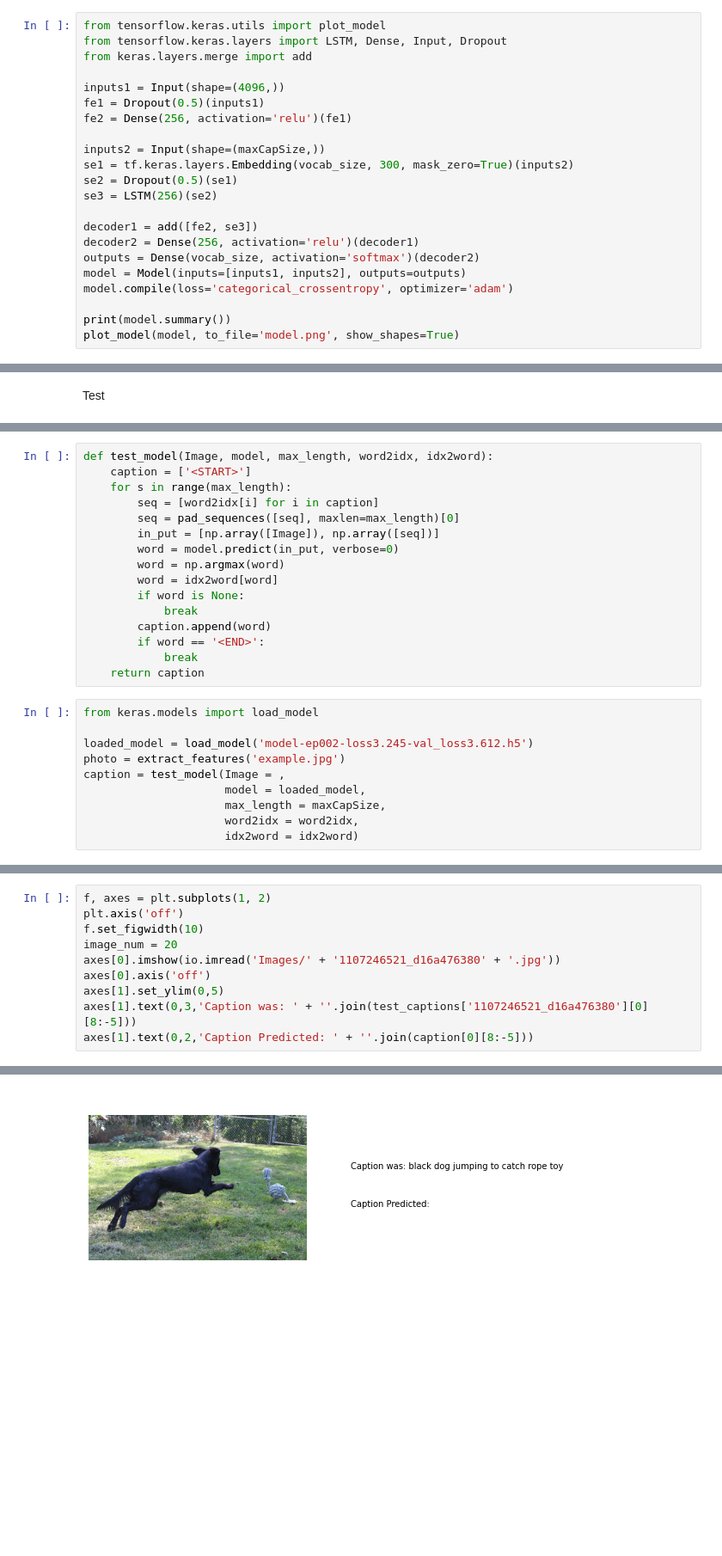
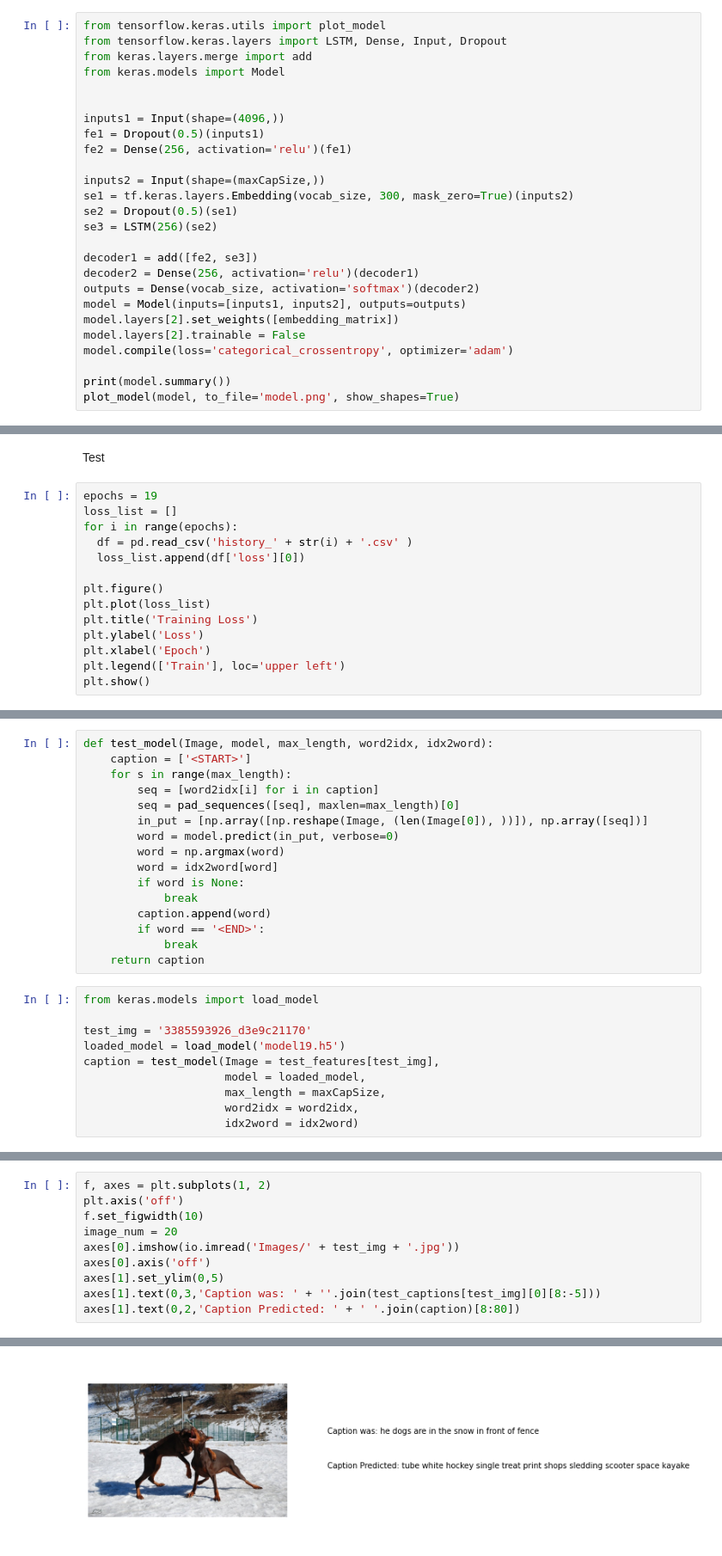
Before and after one commit to asadian98/Deep-Learning-Course-EE25647, a Jupyter notebook: HW3/HW3_Q3.ipynb, the cells around one changed output, grey strips where cells are left out. Shown at 86% size. Cells and saved outputs as stored; diff of their text form; blank space fills up the shorter version.

```diff
--- a/HW3/HW3_Q3.ipynb
+++ b/HW3/HW3_Q3.ipynb
@@ -406,6 +447,8 @@ print(embedding_matrix.shape)
 from tensorflow.keras.utils import plot_model
 from tensorflow.keras.layers import LSTM, Dense, Input, Dropout
 from keras.layers.merge import add
+from keras.models import Model
+
 
 inputs1 = Input(shape=(4096,))
 fe1 = Dropout(0.5)(inputs1)
@@ -420,6 +463,8 @@ decoder1 = add([fe2, se3])
 decoder2 = Dense(256, activation='relu')(decoder1)
 outputs = Dense(vocab_size, activation='softmax')(decoder2)
 model = Model(inputs=[inputs1, inputs2], outputs=outputs)
+model.layers[2].set_weights([embedding_matrix])
+model.layers[2].trainable = False
 model.compile(loss='categorical_crossentropy', optimizer='adam')
 
 print(model.summary())
@@ -489,2 +564,16 @@ print(np.argmax(valid_accuracy), max(valid_accuracy))
 # %% [markdown]
 Test
+# %%
+epochs = 19
+loss_list = []
+for i in range(epochs):
+  df = pd.read_csv('history_' + str(i) + '.csv' )
+  loss_list.append(df['loss'][0])
+
+plt.figure()
+plt.plot(loss_list)
+plt.title('Training Loss')
+plt.ylabel('Loss')
+plt.xlabel('Epoch')
+plt.legend(['Train'], loc='upper left')
+plt.show()
@@ -494,7 +585,7 @@ def test_model(Image, model, max_length, word2idx, idx2word):
     for s in range(max_length):
         seq = [word2idx[i] for i in caption]
         seq = pad_sequences([seq], maxlen=max_length)[0]
-        in_put = [np.array([Image]), np.array([seq])]
+        in_put = [np.array([np.reshape(Image, (len(Image[0]), ))]), np.array([seq])]
         word = model.predict(in_put, verbose=0)
         word = np.argmax(word)
         word = idx2word[word]
@@ -507,9 +598,9 @@ def test_model(Image, model, max_length, word2idx, idx2word):
 # %%
 from keras.models import load_model
 
-loaded_model = load_model('model-ep002-loss3.245-val_loss3.612.h5')
-photo = extract_features('example.jpg')
-caption = test_model(Image = ,
+test_img = '3385593926_d3e9c21170'
+loaded_model = load_model('model19.h5')
+caption = test_model(Image = test_features[test_img],
                      model = loaded_model,
                      max_length = maxCapSize,
                      word2idx = word2idx,
@@ -524,9 +615,9 @@ f, axes = plt.subplots(1, 2)
 plt.axis('off')
 f.set_figwidth(10)
 image_num = 20
-axes[0].imshow(io.imread('Images/' + '1107246521_d16a476380' + '.jpg'))
+axes[0].imshow(io.imread('Images/' + test_img + '.jpg'))
 axes[0].axis('off')
 axes[1].set_ylim(0,5)
-axes[1].text(0,3,'Caption was: ' + ''.join(test_captions['1107246521_d16a476380'][0][8:-5]))
-axes[1].text(0,2,'Caption Predicted: ' + ''.join(caption[0][8:-5]))
+axes[1].text(0,3,'Caption was: ' + ''.join(test_captions[test_img][0][8:-5]))
+axes[1].text(0,2,'Caption Predicted: ' + ' '.join(caption)[8:80])
 # %% [output]
@@ -534 +625 @@ Text(0, 2, 'Caption Predicted: ')
-[figure, old version]
+[figure, new version]
```
Also changed, not shown: parts of 42 cells of this notebook.
